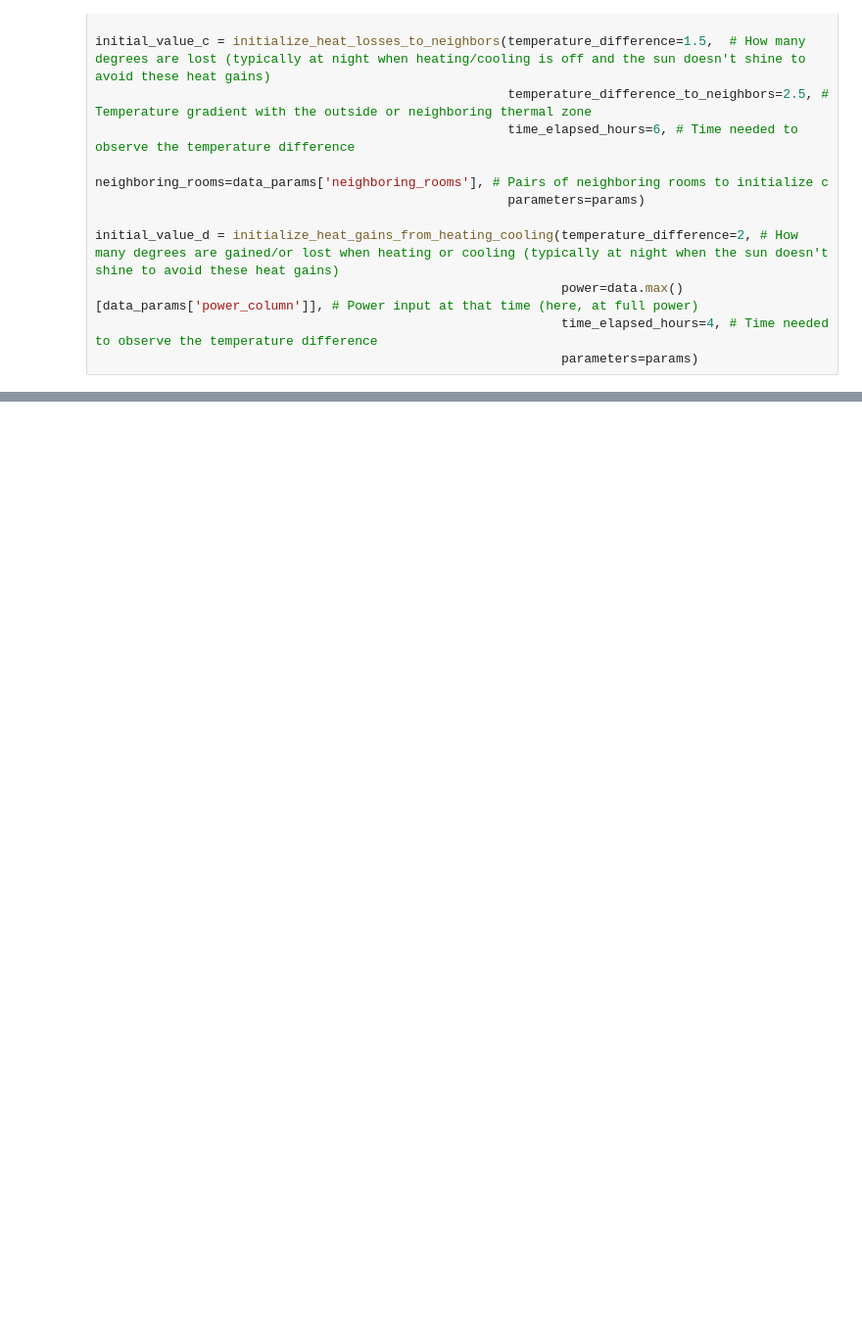
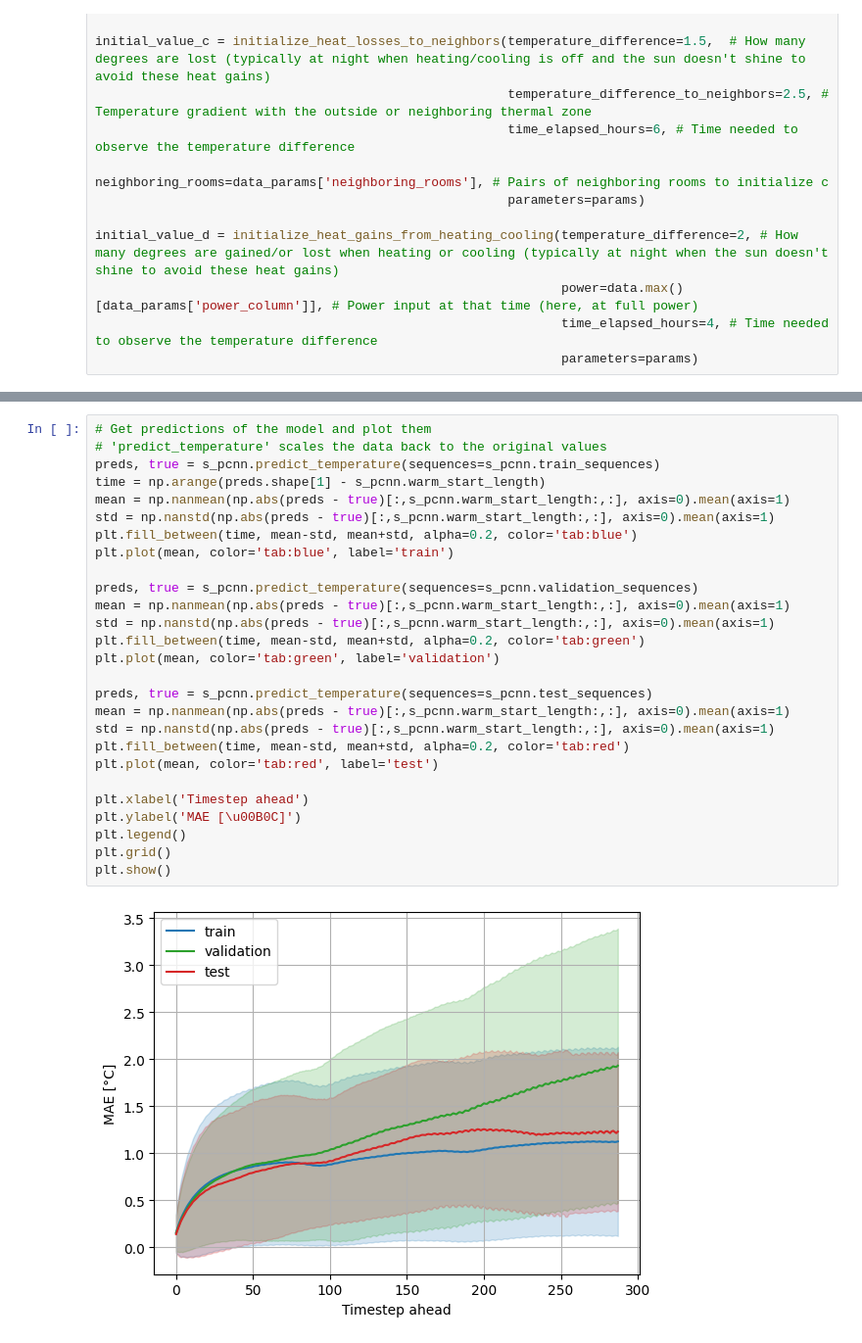
Before and after one commit to Cemempamoi/pcnn, a Jupyter notebook: scripts/s-pcnn.ipynb, the cells around one changed output, grey strips where cells are left out. Shown: that part at 98% size. Cells and saved outputs as stored; diff of their text form; blank space fills up the shorter version.

```diff
--- a/scripts/s-pcnn.ipynb
+++ b/scripts/s-pcnn.ipynb
@@ -147,0 +148,29 @@ s_pcnn = Model(data=data, module=module, model_params=model_params, data_params=
+# %%
+# Get predictions of the model and plot them
+# 'predict_temperature' scales the data back to the original values
+preds, true = s_pcnn.predict_temperature(sequences=s_pcnn.train_sequences)
+time = np.arange(preds.shape[1] - s_pcnn.warm_start_length)
+mean = np.nanmean(np.abs(preds - true)[:,s_pcnn.warm_start_length:,:], axis=0).mean(axis=1)
+std = np.nanstd(np.abs(preds - true)[:,s_pcnn.warm_start_length:,:], axis=0).mean(axis=1)
+plt.fill_between(time, mean-std, mean+std, alpha=0.2, color='tab:blue')
+plt.plot(mean, color='tab:blue', label='train')
+
+preds, true = s_pcnn.predict_temperature(sequences=s_pcnn.validation_sequences)
+mean = np.nanmean(np.abs(preds - true)[:,s_pcnn.warm_start_length:,:], axis=0).mean(axis=1)
+std = np.nanstd(np.abs(preds - true)[:,s_pcnn.warm_start_length:,:], axis=0).mean(axis=1)
+plt.fill_between(time, mean-std, mean+std, alpha=0.2, color='tab:green')
+plt.plot(mean, color='tab:green', label='validation')
+
+preds, true = s_pcnn.predict_temperature(sequences=s_pcnn.test_sequences)
+mean = np.nanmean(np.abs(preds - true)[:,s_pcnn.warm_start_length:,:], axis=0).mean(axis=1)
+std = np.nanstd(np.abs(preds - true)[:,s_pcnn.warm_start_length:,:], axis=0).mean(axis=1)
+plt.fill_between(time, mean-std, mean+std, alpha=0.2, color='tab:red')
+plt.plot(mean, color='tab:red', label='test')
+
+plt.xlabel('Timestep ahead')
+plt.ylabel('MAE [\u00B0C]')
+plt.legend()
+plt.grid()
+plt.show()
+# %% [output]
+[figure, added]
```
Also changed, not shown: parts of 4 cells of this notebook, 4 other files.
